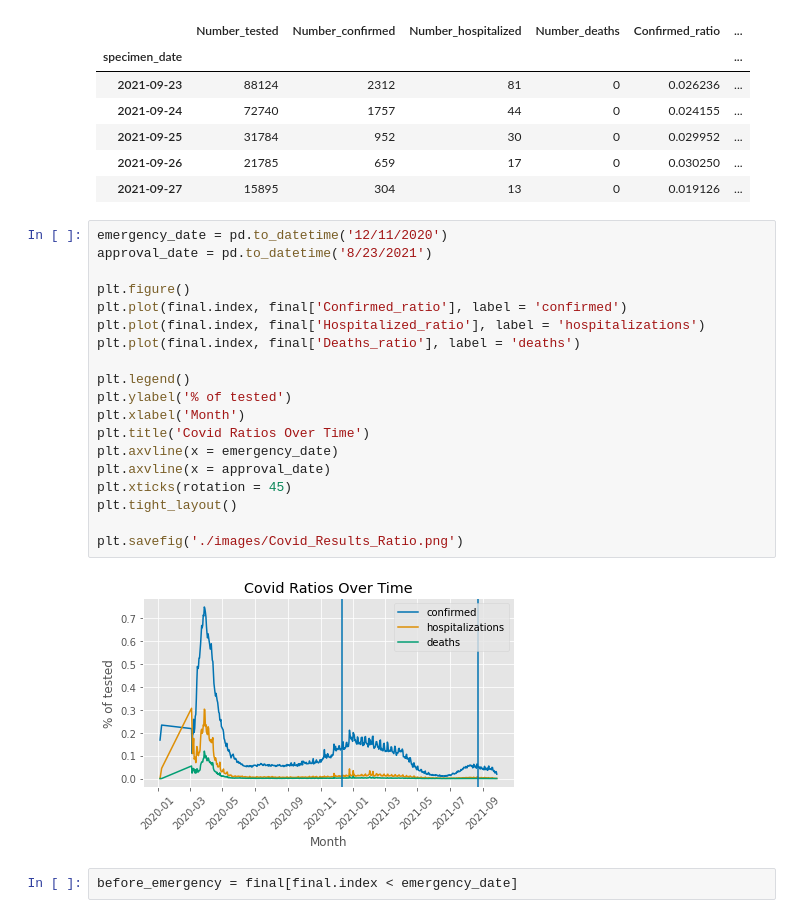
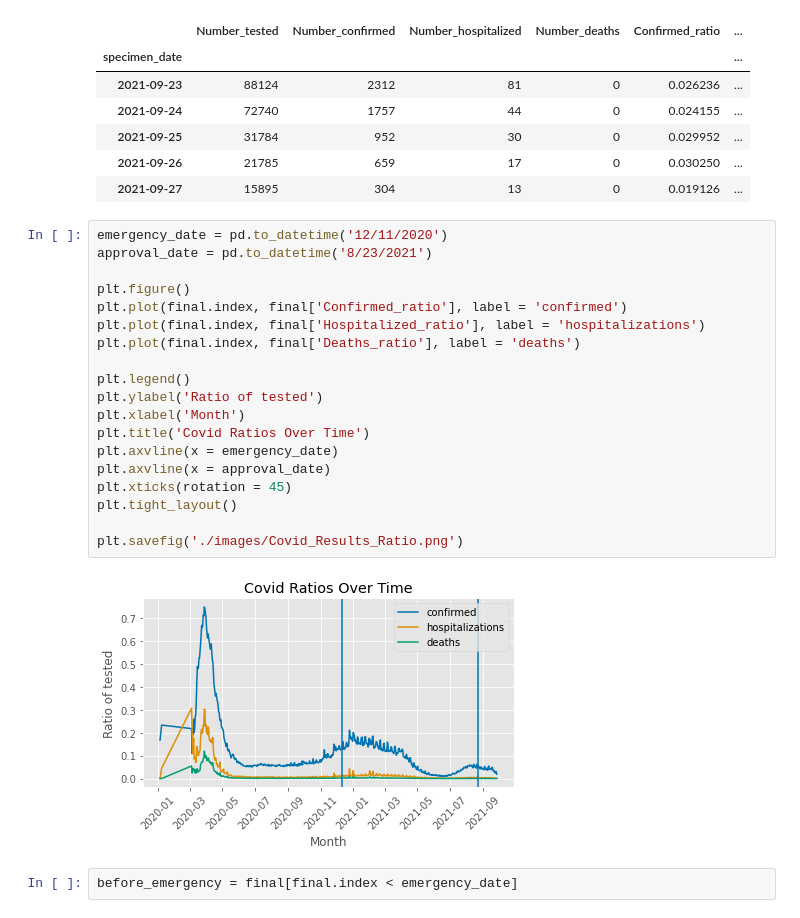
Before and after one commit to INDIG0N/Pfizer_basic_effectiveness_analysis, a Jupyter notebook: project.ipynb, the cells around one changed output. Drawn from its saved outputs; the diff is of its cells as text.

Commit message:
fixed notebook import path and a graph typo

```diff
--- a/notebooks/project.ipynb
+++ b/project.ipynb
@@ -177,24 +177,24 @@ final.tail()
 # %%
 emergency_date = pd.to_datetime('12/11/2020')
 approval_date = pd.to_datetime('8/23/2021')
 
 plt.figure()
 plt.plot(final.index, final['Confirmed_ratio'], label = 'confirmed')
 plt.plot(final.index, final['Hospitalized_ratio'], label = 'hospitalizations')
 plt.plot(final.index, final['Deaths_ratio'], label = 'deaths')
 
 plt.legend()
-plt.ylabel('% of tested')
+plt.ylabel('Ratio of tested')
 plt.xlabel('Month')
 plt.title('Covid Ratios Over Time')
 plt.axvline(x = emergency_date)
 plt.axvline(x = approval_date)
 plt.xticks(rotation = 45)
 plt.tight_layout()
 
 plt.savefig('./images/Covid_Results_Ratio.png')
 # %% [output]
-[figure, old version]
+[figure, new version]
 # %%
 before_emergency = final[final.index < emergency_date]
 # %%
```
Also changed, not shown: 1 other file.
